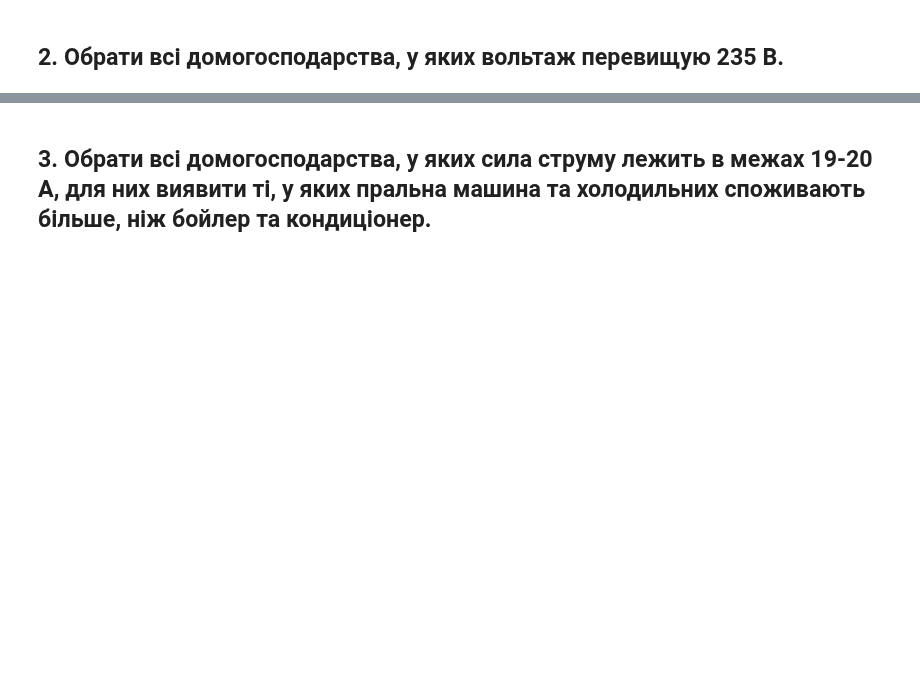
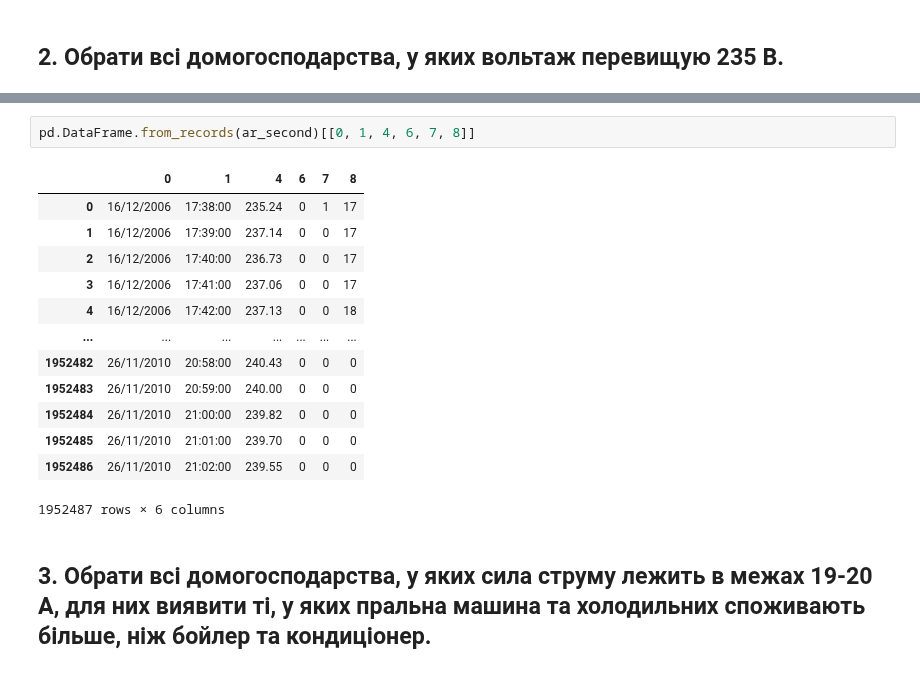
Before and after one commit to KlymentievMaksym/AD-labs, a Jupyter notebook: Lab3/Lab3.ipynb, the cells around one changed output, grey strips where cells are left out. Drawn from its saved outputs; the diff is of its cells as text; blank space fills up the shorter version.

```diff
--- a/Lab3/Lab3.ipynb
+++ b/Lab3/Lab3.ipynb
@@ -113,2 +231,18 @@ df_second
+# %%
+pd.DataFrame.from_records(ar_second)[[0, 1, 4, 6, 7, 8]]
+# %% [output]
+|  | 0 | 1 | 4 | 6 | 7 | 8 |
+| 0 | 16/12/2006 | 17:38:00 | 235.24 | 0 | 1 | 17 |
+| 1 | 16/12/2006 | 17:39:00 | 237.14 | 0 | 0 | 17 |
+| 2 | 16/12/2006 | 17:40:00 | 236.73 | 0 | 0 | 17 |
+| 3 | 16/12/2006 | 17:41:00 | 237.06 | 0 | 0 | 17 |
+| 4 | 16/12/2006 | 17:42:00 | 237.13 | 0 | 0 | 18 |
+| ... | ... | ... | ... | ... | ... | ... |
+| 1952482 | 26/11/2010 | 20:58:00 | 240.43 | 0 | 0 | 0 |
+| 1952483 | 26/11/2010 | 20:59:00 | 240.00 | 0 | 0 | 0 |
+| 1952484 | 26/11/2010 | 21:00:00 | 239.82 | 0 | 0 | 0 |
+| 1952485 | 26/11/2010 | 21:01:00 | 239.70 | 0 | 0 | 0 |
+| 1952486 | 26/11/2010 | 21:02:00 | 239.55 | 0 | 0 | 0 |
+1952487 rows × 6 columns
 # %% [markdown]
 ## 3. Обрати всі домогосподарства, у яких сила струму лежить в межах 19-20 А, для них виявити ті, у яких пральна машина та холодильних споживають більше, ніж бойлер та кондиціонер.
```
Also changed, not shown: parts of 22 cells of this notebook.
